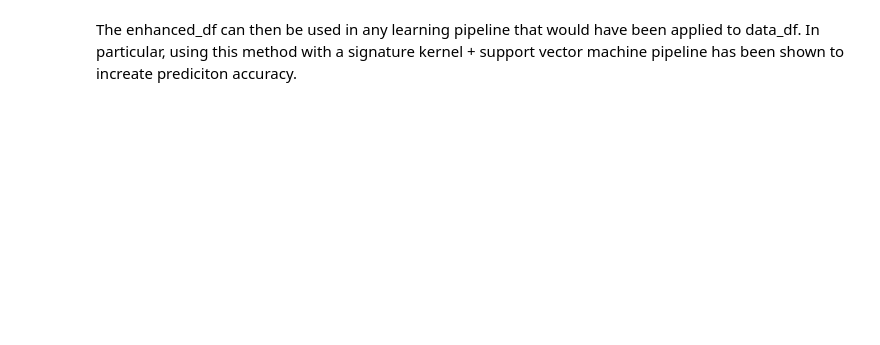
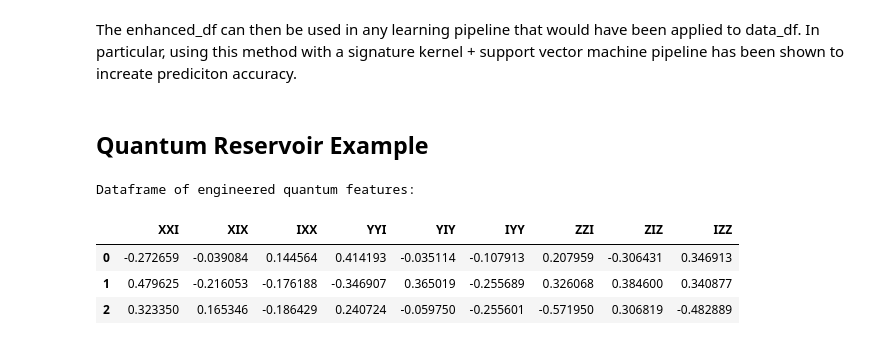
Before and after one commit to manuelarceaguirre/capstone-quantum, a Jupyter notebook: notebooks/quantum_workflow_example.ipynb, the cells around one changed output. Drawn from its saved outputs; the diff is of its cells as text; code cells hidden in the pictures; blank space fills up the shorter version.

```diff
--- a/notebooks/quantum_workflow_example.ipynb
+++ b/notebooks/quantum_workflow_example.ipynb
@@ -129,2 +124,51 @@ enhanced_df.head()
 # %% [markdown]
 The enhanced_df can then be used in any learning pipeline that would have been applied to data_df. In particular, using this method with a signature kernel + support vector machine pipeline has been shown to increate prediciton accuracy.
+# %% [markdown]
+## Quantum Reservoir Example
+# %%
+from qiskit.circuit.library import efficient_su2
+import numpy as np
+
+from src.quantum_utils.quantum_reservoir import quantum_reservoir
+
+series_indices = [[0,1,2], [3,4,5], [6,7,8]]
+
+num_qubits = 6
+num_encoding_qubits = 3
+num_hidden_qubits = num_qubits - num_encoding_qubits
+
+ansatz = efficient_su2(num_qubits, reps=1)
+ansatz_params = 2*np.pi*np.random.rand(ansatz.num_parameters)
+ansatz.assign_parameters(ansatz_params.tolist(), inplace=True)
+
+sim = AerSimulator()
+estimator = Estimator(mode=sim)
+
+# Define preprocessing and feature map settings.
+encoding_strategy = su_encoding_strategy(n_qubits=num_encoding_qubits,
+                                         reps=1,
+                                         su2_gates=None,
+                                         entanglement='full')
+
+# Define settings to execute circuit and extract features.
+result_getter = pce_result_getter(num_qubits=num_hidden_qubits,
+                                  num_features=9,
+                                  num_operators=2,
+                                  #estimator=estimator,
+                                )
+
+quantum_reservoir_features, res_circuit = quantum_reservoir(data=data_df,
+                                     series_indicies=series_indices,
+                                     ansatz=ansatz,
+                                     encoding_strategy=encoding_strategy,
+                                     result_getter=result_getter,
+                                     return_circuit=True)
+
+print("Dataframe of engineered quantum features:")
+quantum_reservoir_features.head()
+# %% [output]
+Dataframe of engineered quantum features:
+|  | XXI | XIX | IXX | YYI | YIY | IYY | ZZI | ZIZ | IZZ |
+| 0 | -0.272659 | -0.039084 | 0.144564 | 0.414193 | -0.035114 | -0.107913 | 0.207959 | -0.306431 | 0.346913 |
+| 1 | 0.479625 | -0.216053 | -0.176188 | -0.346907 | 0.365019 | -0.255689 | 0.326068 | 0.384600 | 0.340877 |
+| 2 | 0.323350 | 0.165346 | -0.186429 | 0.240724 | -0.059750 | -0.255601 | -0.571950 | 0.306819 | -0.482889 |
```
Also changed, not shown: parts of 5 cells of this notebook, 5 other files.
